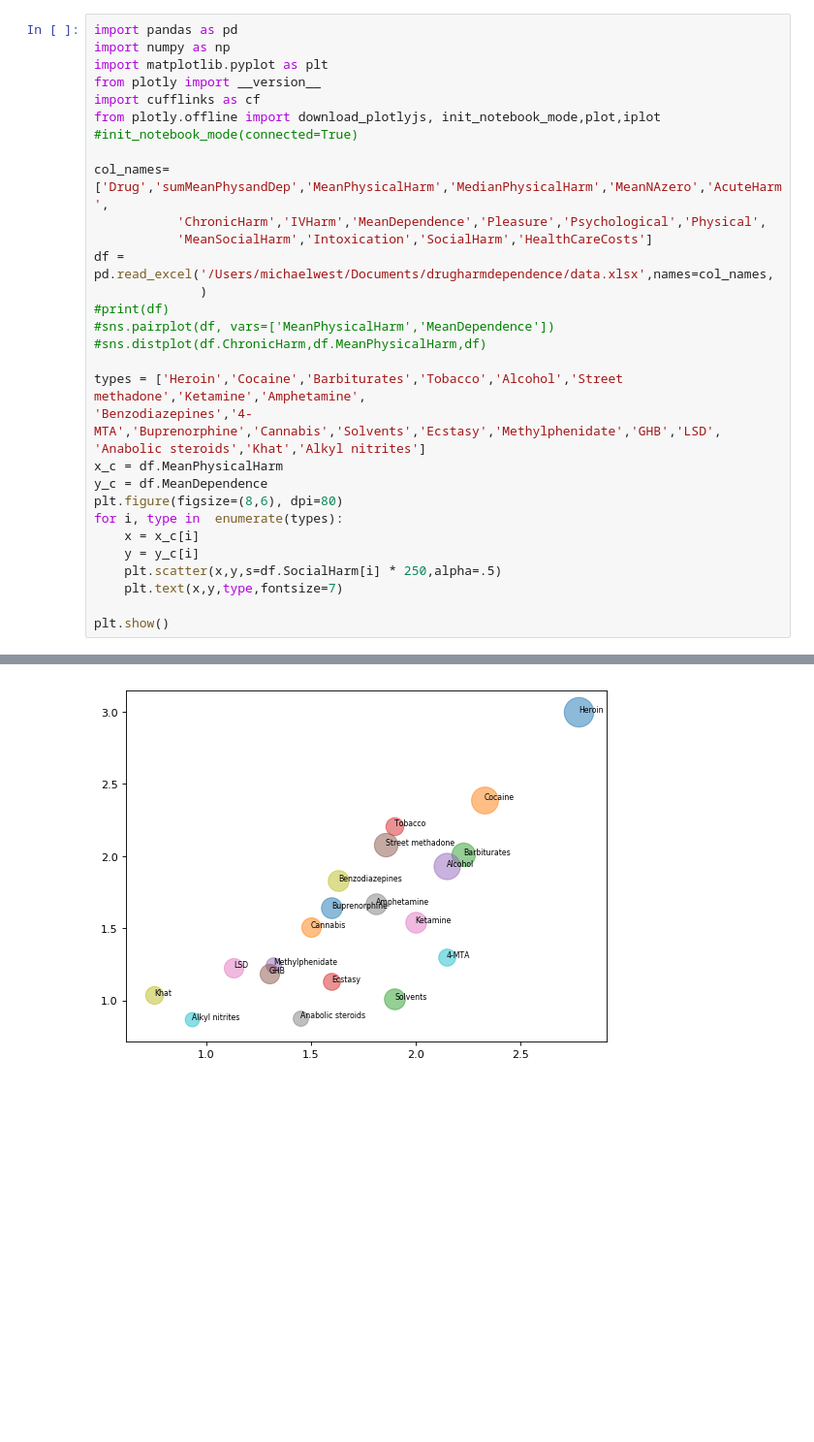
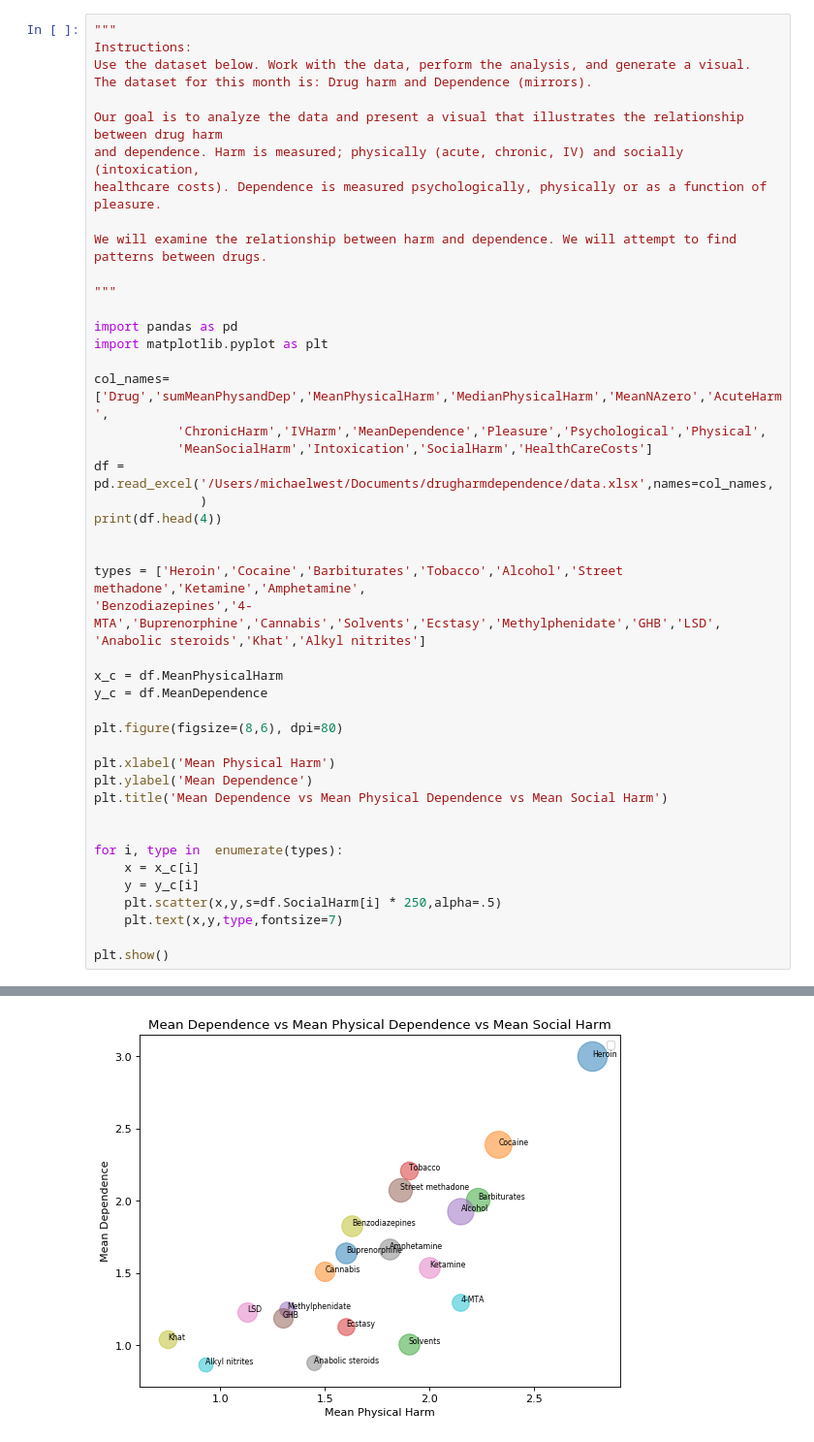
Before and after one commit to MichaelWest1993/drugharmdependence, a Jupyter notebook: drugharmdependence.ipynb, the cells around one changed output, grey strips where cells are left out. Shown: that part at 97% size. Saved outputs shown, nothing was run; the diff lists cells and outputs as text; blank space fills up the shorter version.

Commit message:
pharm vs dep vs sharm, df head

```diff
--- a/drugharmdependence.ipynb
+++ b/drugharmdependence.ipynb
@@ -1,27 +3,42 @@
 # %%
+"""
+Instructions:
+Use the dataset below. Work with the data, perform the analysis, and generate a visual.
+The dataset for this month is: Drug harm and Dependence (mirrors).
+
+Our goal is to analyze the data and present a visual that illustrates the relationship between drug harm
+and dependence. Harm is measured; physically (acute, chronic, IV) and socially (intoxication,
+healthcare costs). Dependence is measured psychologically, physically or as a function of pleasure.
+
+We will examine the relationship between harm and dependence. We will attempt to find patterns between drugs.
+
+"""
+
 import pandas as pd
-import numpy as np
 import matplotlib.pyplot as plt
-from plotly import __version__
-import cufflinks as cf
-from plotly.offline import download_plotlyjs, init_notebook_mode,plot,iplot
-#init_notebook_mode(connected=True)
 
 col_names=['Drug','sumMeanPhysandDep','MeanPhysicalHarm','MedianPhysicalHarm','MeanNAzero','AcuteHarm',
            'ChronicHarm','IVHarm','MeanDependence','Pleasure','Psychological','Physical',
            'MeanSocialHarm','Intoxication','SocialHarm','HealthCareCosts']
 df = pd.read_excel('/Users/michaelwest/Documents/drugharmdependence/data.xlsx',names=col_names,
               )
-#print(df)
-#sns.pairplot(df, vars=['MeanPhysicalHarm','MeanDependence'])
-#sns.distplot(df.ChronicHarm,df.MeanPhysicalHarm,df)
+print(df.head(4))
+
 
 types = ['Heroin','Cocaine','Barbiturates','Tobacco','Alcohol','Street methadone','Ketamine','Amphetamine',
 'Benzodiazepines','4-MTA','Buprenorphine','Cannabis','Solvents','Ecstasy','Methylphenidate','GHB','LSD',
 'Anabolic steroids','Khat','Alkyl nitrites']
+
 x_c = df.MeanPhysicalHarm
 y_c = df.MeanDependence
+
 plt.figure(figsize=(8,6), dpi=80)
+
+plt.xlabel('Mean Physical Harm')
+plt.ylabel('Mean Dependence')
+plt.title('Mean Dependence vs Mean Physical Dependence vs Mean Social Harm')
+
+
 for i, type in  enumerate(types):
     x = x_c[i]
     y = y_c[i]
@@ -33 +67 @@ plt.show()
-[figure, old version]
+[figure, new version]
```
Also changed, not shown: parts of 2 cells of this notebook.
